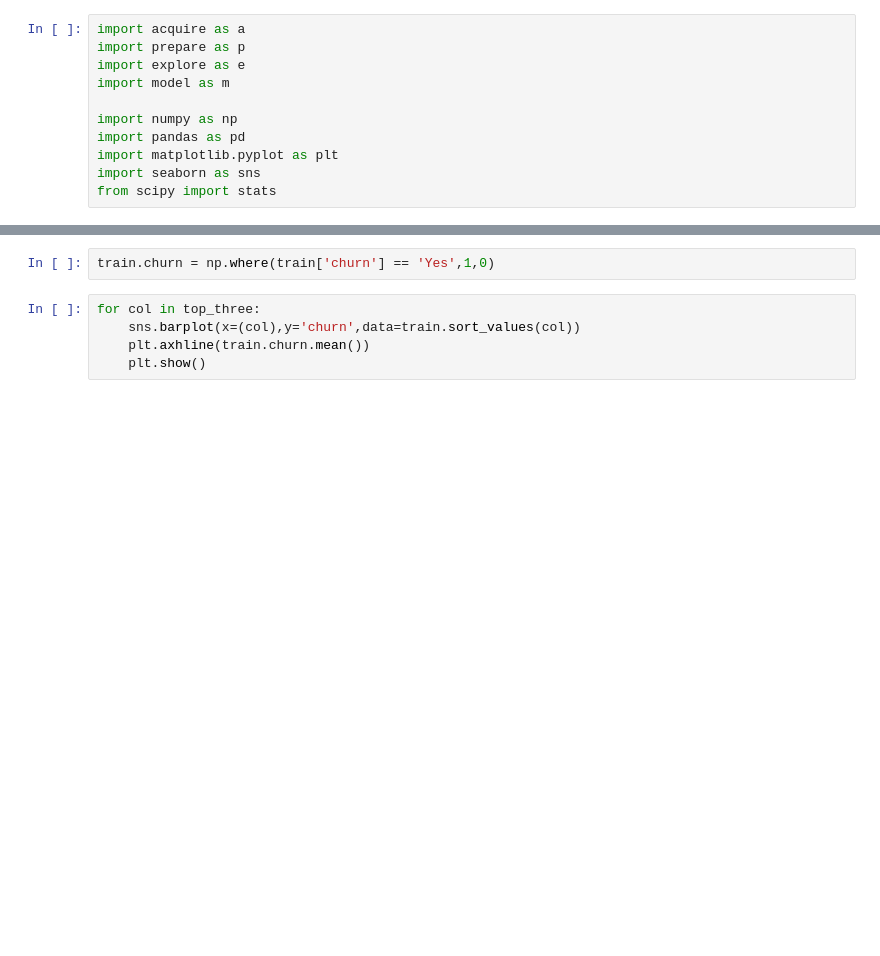
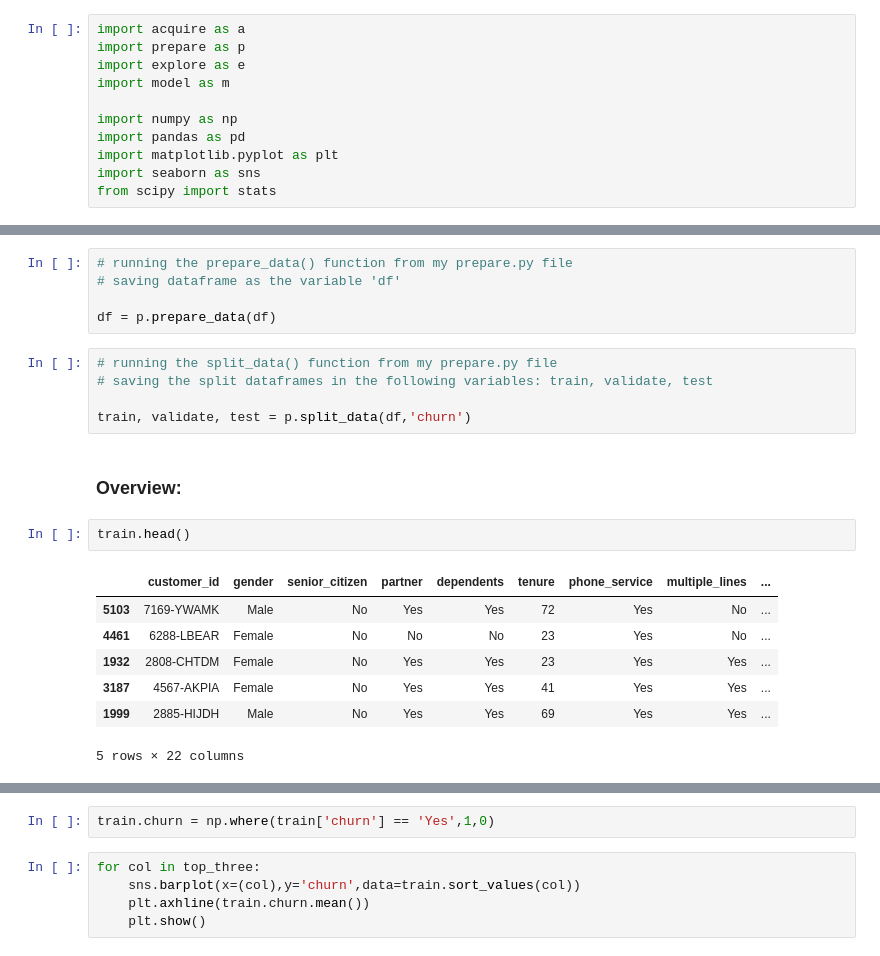
Before and after one commit to rabeka-branham/classification_project, a Jupyter notebook: scratch_pad.ipynb, the cells around one changed output, grey strips where cells are left out. Saved outputs shown, nothing was run; the diff lists cells and outputs as text; blank space fills up the shorter version.

```diff
--- a/scratch_pad.ipynb
+++ b/scratch_pad.ipynb
@@ -25,0 +43,22 @@ Index(['customer_id', 'gender', 'senior_citizen', 'partner', 'dependents',
+# %%
+# running the prepare_data() function from my prepare.py file
+# saving dataframe as the variable 'df'
+
+df = p.prepare_data(df)
+# %%
+# running the split_data() function from my prepare.py file
+# saving the split dataframes in the following variables: train, validate, test
+
+train, validate, test = p.split_data(df,'churn')
+# %% [markdown]
+### Overview:
+# %%
+train.head()
+# %% [output]
+|  | customer_id | gender | senior_citizen | partner | dependents | tenure | phone_service | multiple_lines | ... |
+| 5103 | 7169-YWAMK | Male | No | Yes | Yes | 72 | Yes | No | ... |
+| 4461 | 6288-LBEAR | Female | No | No | No | 23 | Yes | No | ... |
+| 1932 | 2808-CHTDM | Female | No | Yes | Yes | 23 | Yes | Yes | ... |
+| 3187 | 4567-AKPIA | Female | No | Yes | Yes | 41 | Yes | Yes | ... |
+| 1999 | 2885-HIJDH | Male | No | Yes | Yes | 69 | Yes | Yes | ... |
+5 rows × 22 columns
```
Also changed, not shown: parts of 25 cells of this notebook, 3 other files.
